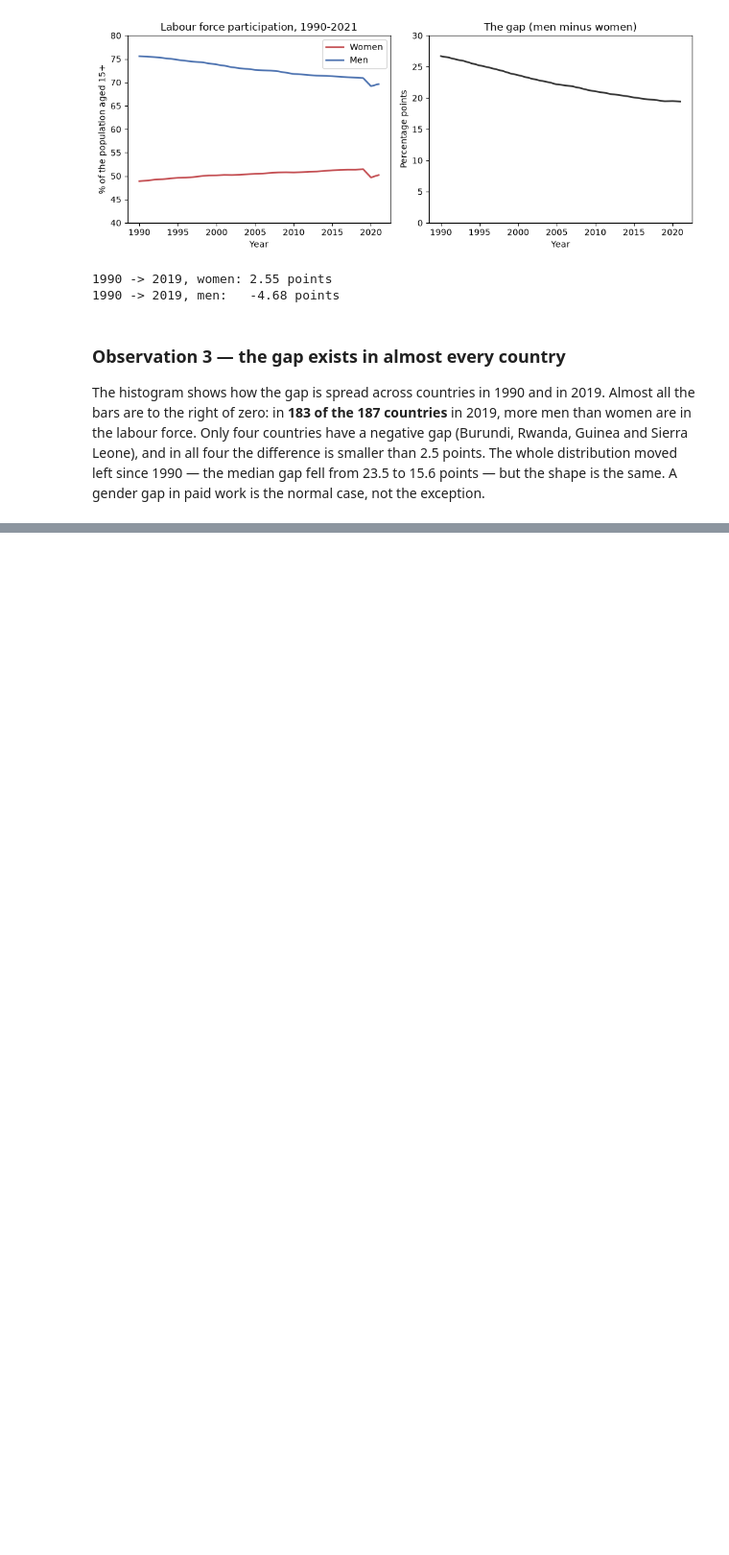
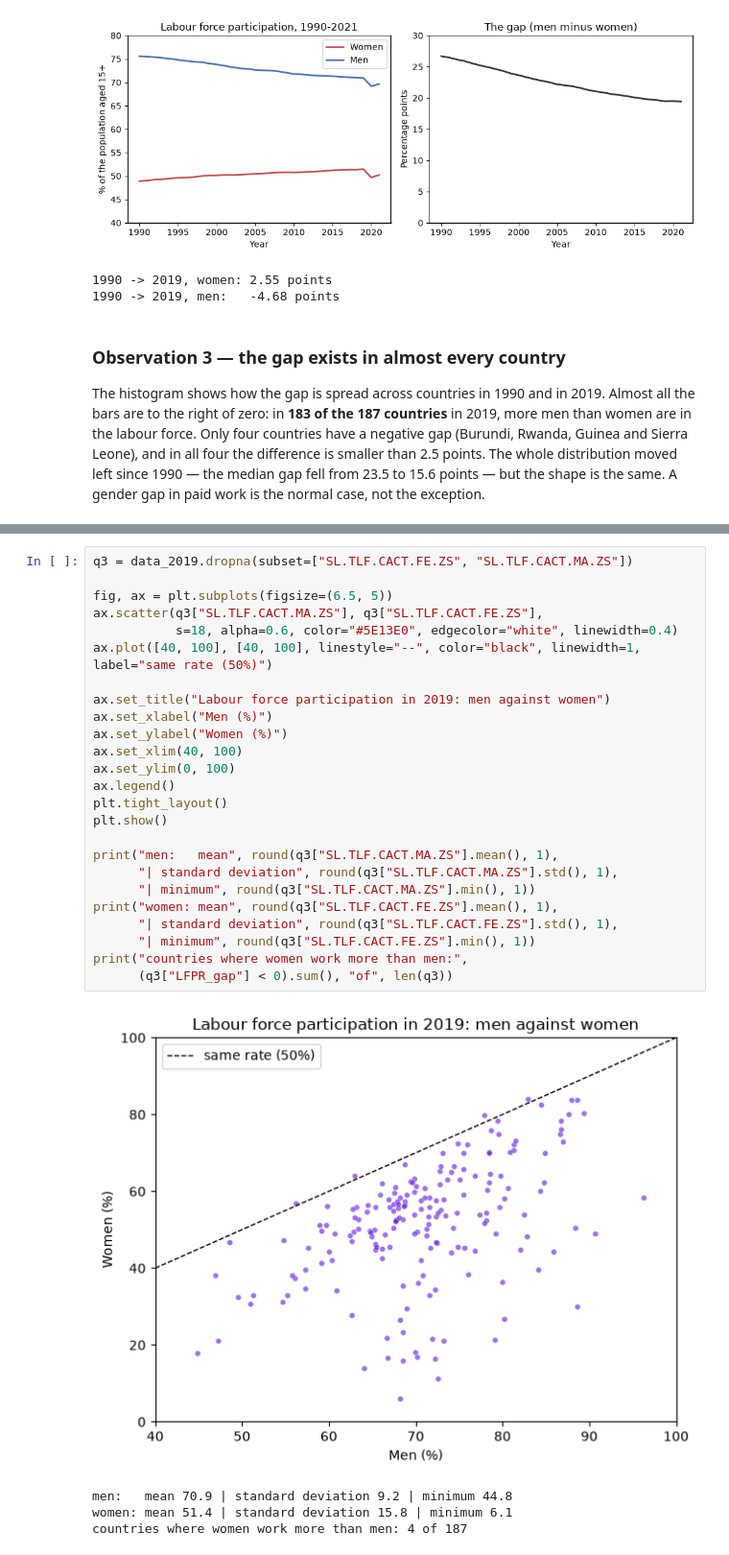
Before and after one commit to Trista-xx/SFDS_assignment, a Jupyter notebook: 202516801504_CSCU9M3_TheAssignment_Aut26.ipynb, the cells around one changed output, grey strips where cells are left out. Shown at 96% size. Saved outputs shown, nothing was run; the diff lists cells and outputs as text; blank space fills up the shorter version.

```diff
--- a/202516801504_CSCU9M3_TheAssignment_Aut26.ipynb
+++ b/202516801504_CSCU9M3_TheAssignment_Aut26.ipynb
@@ -625,0 +361,30 @@ If I had one week, the order would be: population-weighted averages first, then
+# %%
+q3 = data_2019.dropna(subset=["SL.TLF.CACT.FE.ZS", "SL.TLF.CACT.MA.ZS"])
+
+fig, ax = plt.subplots(figsize=(6.5, 5))
+ax.scatter(q3["SL.TLF.CACT.MA.ZS"], q3["SL.TLF.CACT.FE.ZS"],
+           s=18, alpha=0.6, color="#5E13E0", edgecolor="white", linewidth=0.4)
+ax.plot([40, 100], [40, 100], linestyle="--", color="black", linewidth=1, label="same rate (50%)")
+
+ax.set_title("Labour force participation in 2019: men against women")
+ax.set_xlabel("Men (%)")
+ax.set_ylabel("Women (%)")
+ax.set_xlim(40, 100)
+ax.set_ylim(0, 100)
+ax.legend()
+plt.tight_layout()
+plt.show()
+
+print("men:   mean", round(q3["SL.TLF.CACT.MA.ZS"].mean(), 1),
+      "| standard deviation", round(q3["SL.TLF.CACT.MA.ZS"].std(), 1),
+      "| minimum", round(q3["SL.TLF.CACT.MA.ZS"].min(), 1))
+print("women: mean", round(q3["SL.TLF.CACT.FE.ZS"].mean(), 1),
+      "| standard deviation", round(q3["SL.TLF.CACT.FE.ZS"].std(), 1),
+      "| minimum", round(q3["SL.TLF.CACT.FE.ZS"].min(), 1))
+print("countries where women work more than men:",
+      (q3["LFPR_gap"] < 0).sum(), "of", len(q3))
+# %% [output]
+[figure, added]
+men:   mean 70.9 | standard deviation 9.2 | minimum 44.8
+women: mean 51.4 | standard deviation 15.8 | minimum 6.1
+countries where women work more than men: 4 of 187
```
Also changed, not shown: parts of 44 cells of this notebook.
